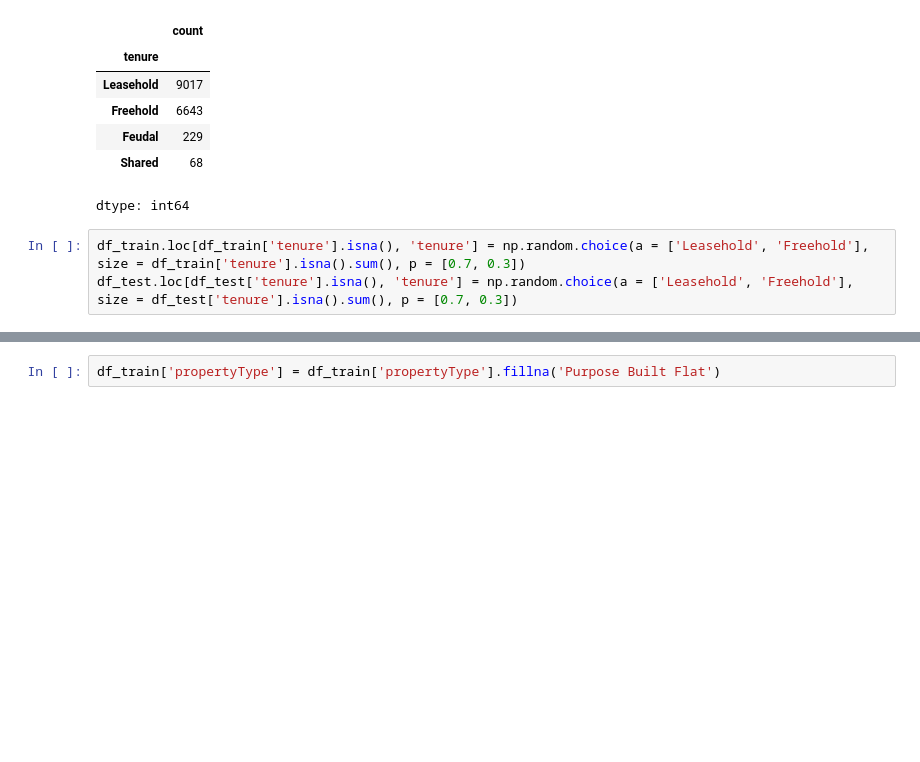
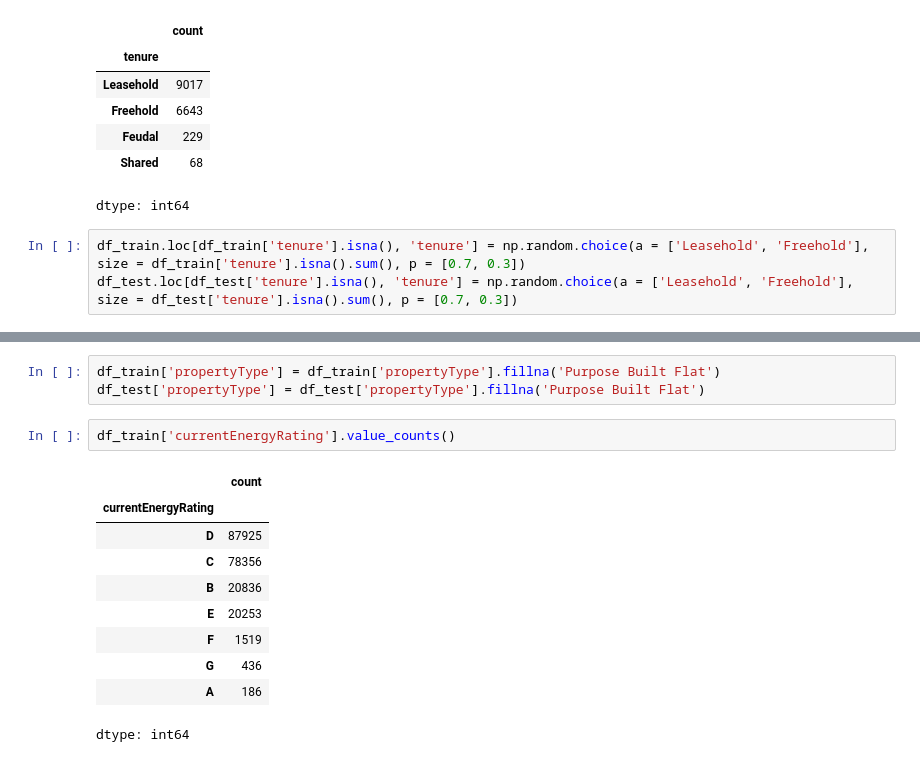
Before and after one commit to Xatfu/London_House_Price_Prediction, a Jupyter notebook: London.ipynb, the cells around one changed output, grey strips where cells are left out. Saved outputs shown, nothing was run; the diff lists cells and outputs as text; blank space fills up the shorter version.

```diff
--- a/London.ipynb
+++ b/London.ipynb
@@ -383,3 +384,17 @@ df_train['tenure'].value_counts()
 dtype: int64
 # %%
 df_train['propertyType'] = df_train['propertyType'].fillna('Purpose Built Flat')
+df_test['propertyType'] = df_test['propertyType'].fillna('Purpose Built Flat')
+# %%
+df_train['currentEnergyRating'].value_counts()
+# %% [output]
+|  | count |
+| currentEnergyRating |  |
+| D | 87925 |
+| C | 78356 |
+| B | 20836 |
+| E | 20253 |
+| F | 1519 |
+| G | 436 |
+| A | 186 |
+dtype: int64
```
Also changed, not shown: parts of 33 cells of this notebook.
